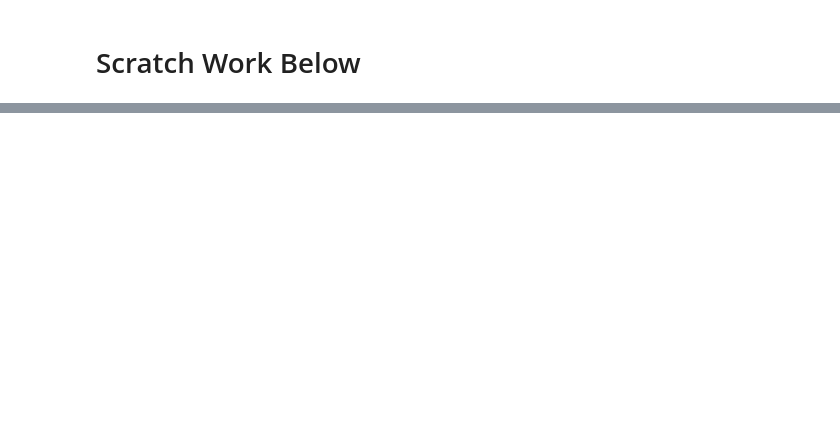
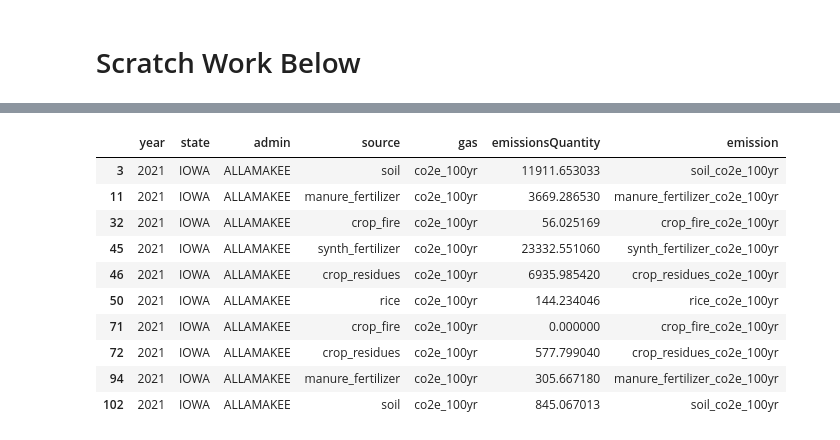
Before and after one commit to Gerardo-S/crop-yield, a Jupyter notebook: notebooks/c_doty.ipynb, the cells around one changed output, grey strips where cells are left out. Cells and saved outputs as stored; diff of their text form; code cells hidden in the pictures; blank space fills up the shorter version.

```diff
--- a/notebooks/c_doty.ipynb
+++ b/notebooks/c_doty.ipynb
@@ -162,0 +251,19 @@ print(duplicates[["description", "class", "statistic_category"]].drop_duplicates
+# %%
+subsector_names = {
+    "crop-residues": "crop_residues",
+    "enteric-fermentation-cattle-pasture": "livestock",
+    "enteric-fermentation-cattle-operation": "livestock",
+    "enteric-fermentation-other": "livestock",
+    "manure-left-on-pasture-cattle": "livestock",
+    "manure-applied-to-soils": "manure_fertilizer",
+    "manure-management-cattle-operation": "livestock",
+    "manure-management-other": "livestock",
+    "synthetic-fertilizer-application": "synth_fertilizer",
+    "other-agricultural-soil-emissions": "soil",
+    "rice-cultivation": "rice",
+    "cropland-fires": "crop_fire"
+}
+
+df_agr["source"] = [subsector_names[subsector] for subsector in df_agr["subsector"]]
+df_agr = df_agr[df_agr["source"] != "livestock"][["year", "state", "admin", "source", "gas", "emissionsQuantity"]]
+df_agr.head(10)
@@ -162,0 +282,18 @@ print(duplicates[["description", "class", "statistic_category"]].drop_duplicates
+# %%
+df_agr = df_agr.copy()
+df_agr["emission"] = (
+    df_agr["source"] + "_" + df_agr["gas"].str.lower()
+)
+df_agr.head(10)
+# %% [output]
+|  | year | state | admin | source | gas | emissionsQuantity | emission |
+| 3 | 2021 | IOWA | ALLAMAKEE | soil | co2e_100yr | 11911.653033 | soil_co2e_100yr |
+| 11 | 2021 | IOWA | ALLAMAKEE | manure_fertilizer | co2e_100yr | 3669.286530 | manure_fertilizer_co2e_100yr |
+| 32 | 2021 | IOWA | ALLAMAKEE | crop_fire | co2e_100yr | 56.025169 | crop_fire_co2e_100yr |
+| 45 | 2021 | IOWA | ALLAMAKEE | synth_fertilizer | co2e_100yr | 23332.551060 | synth_fertilizer_co2e_100yr |
+| 46 | 2021 | IOWA | ALLAMAKEE | crop_residues | co2e_100yr | 6935.985420 | crop_residues_co2e_100yr |
+| 50 | 2021 | IOWA | ALLAMAKEE | rice | co2e_100yr | 144.234046 | rice_co2e_100yr |
+| 71 | 2021 | IOWA | ALLAMAKEE | crop_fire | co2e_100yr | 0.000000 | crop_fire_co2e_100yr |
+| 72 | 2021 | IOWA | ALLAMAKEE | crop_residues | co2e_100yr | 577.799040 | crop_residues_co2e_100yr |
+| 94 | 2021 | IOWA | ALLAMAKEE | manure_fertilizer | co2e_100yr | 305.667180 | manure_fertilizer_co2e_100yr |
+| 102 | 2021 | IOWA | ALLAMAKEE | soil | co2e_100yr | 845.067013 | soil_co2e_100yr |
```
Also changed, not shown: parts of 10 cells of this notebook.
